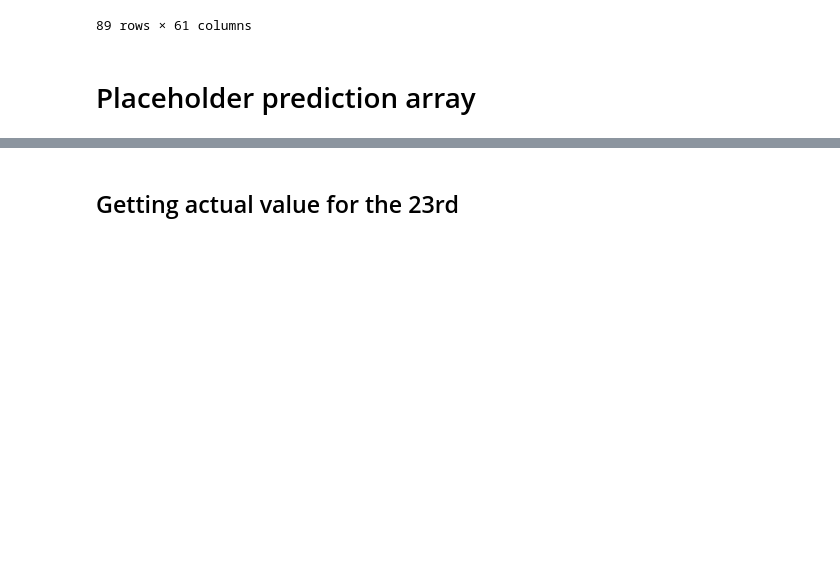
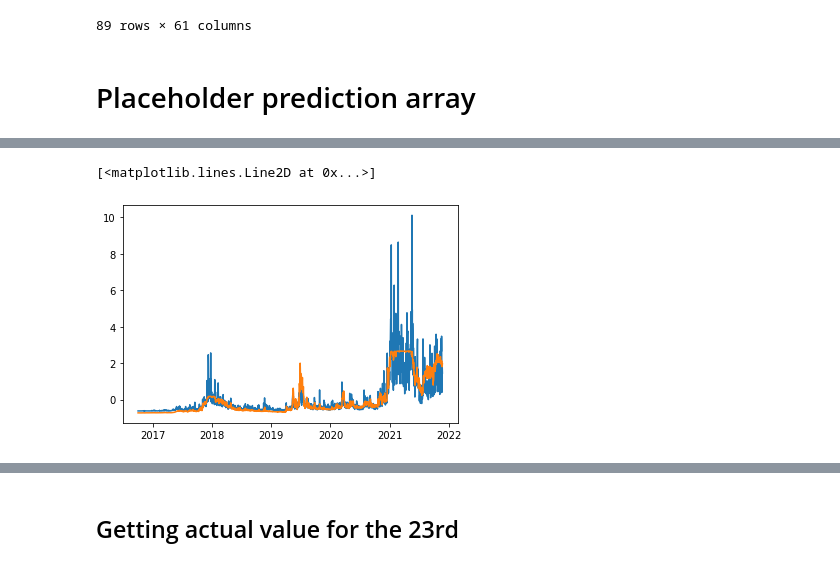
Before and after one commit to michelangelo89/btc_sent_fc, a Jupyter notebook: notebooks/ss_post_proc.ipynb, the cells around one changed output, grey strips where cells are left out. Drawn from its saved outputs; the diff is of its cells as text; code cells hidden in the pictures; blank space fills up the shorter version.

```diff
--- a/notebooks/ss_post_proc.ipynb
+++ b/notebooks/ss_post_proc.ipynb
@@ -387,0 +466,13 @@ predict_placeholder.shape
+# %%
+pred_mape_4["pred_norm"] = (pred_mape_4["volume_pred"] -
+        np.mean(pred_mape_4["volume_pred"])) / np.std(
+            pred_mape_4["volume_pred"])
+pred_mape_4["actual_norm"] = (pred_mape_4["volume_actual"] -
+          np.mean(pred_mape_4["volume_actual"])) / np.std(
+              pred_mape_4["volume_actual"])
+# %%
+plt.plot(pred_mape_4["actual_norm"])
+plt.plot(pred_mape_4["pred_norm"])
+# %% [output]
+[<matplotlib.lines.Line2D at 0x...>]
+[figure, added]
```
Also changed, not shown: parts of 80 cells of this notebook, 3 other files.
